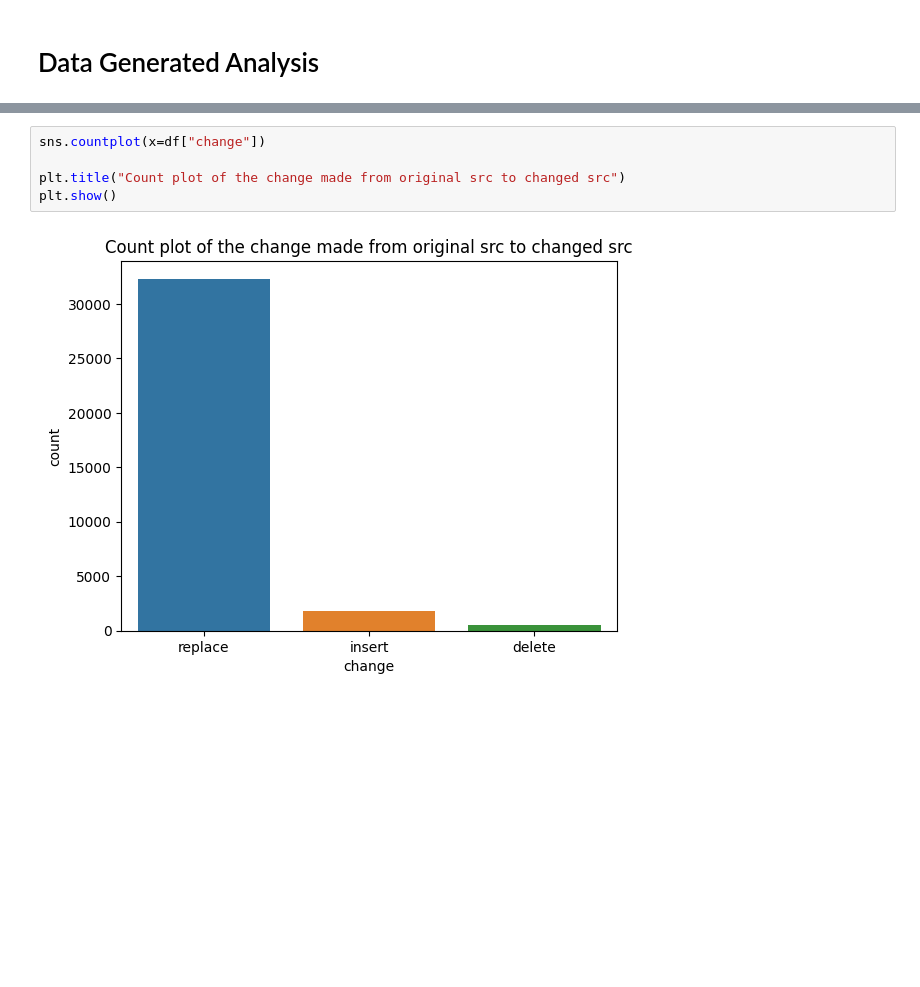
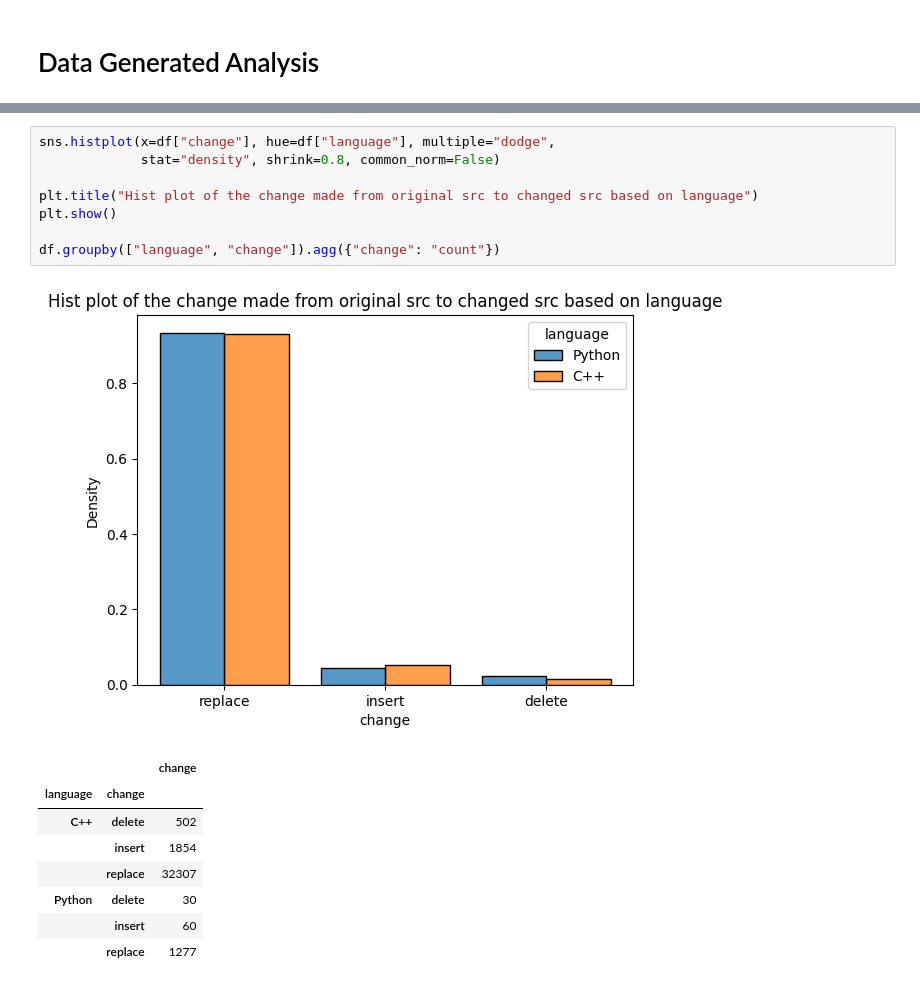
Before and after one commit to alexjercan/bug-detection, a Jupyter notebook: notebooks/EDA.ipynb, the cells around one changed output, grey strips where cells are left out. Saved outputs shown, nothing was run; the diff lists cells and outputs as text; blank space fills up the shorter version.

```diff
--- a/notebooks/EDA.ipynb
+++ b/notebooks/EDA.ipynb
@@ -41,8 +49,19 @@ memory usage: 2.1+ MB
 # %%
-sns.countplot(x=df["change"])
+sns.histplot(x=df["change"], hue=df["language"], multiple="dodge",
+             stat="density", shrink=0.8, common_norm=False)
 
-plt.title("Count plot of the change made from original src to changed src")
+plt.title("Hist plot of the change made from original src to changed src based on language")
 plt.show()
+
+df.groupby(["language", "change"]).agg({"change": "count"})
 # %% [output]
-[figure, old version]
+[figure, new version]
+|  |  | change |
+| language | change |  |
+| C++ | delete | 502 |
+|  | insert | 1854 |
+|  | replace | 32307 |
+| Python | delete | 30 |
+|  | insert | 60 |
+|  | replace | 1277 |
 # %%
```
Also changed, not shown: parts of 10 cells of this notebook.
